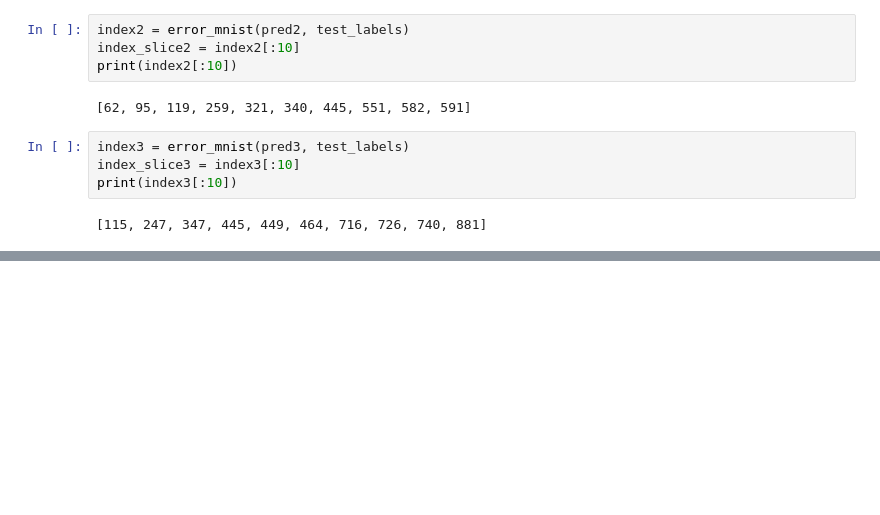
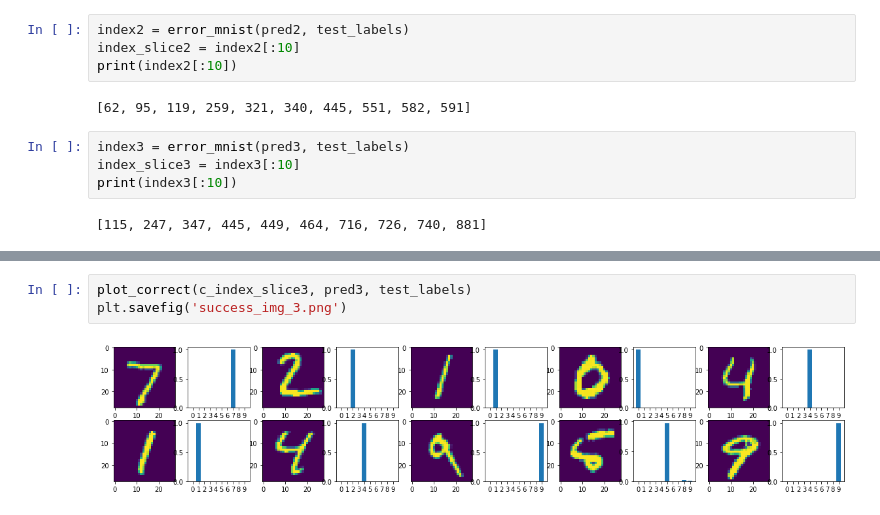
Before and after one commit to pithesun/Algorithm_04, a Jupyter notebook: Tensorflow_mnist_practice.ipynb, the cells around one changed output, grey strips where cells are left out. Drawn from its saved outputs; the diff is of its cells as text; blank space fills up the shorter version.

```diff
--- a/Tensorflow_mnist_practice.ipynb
+++ b/Tensorflow_mnist_practice.ipynb
@@ -436,0 +494,5 @@ DONE
+# %%
+plot_correct(c_index_slice3, pred3, test_labels)
+plt.savefig('success_img_3.png')
+# %% [output]
+[figure, added]
```
Also changed, not shown: parts of 12 cells of this notebook.
